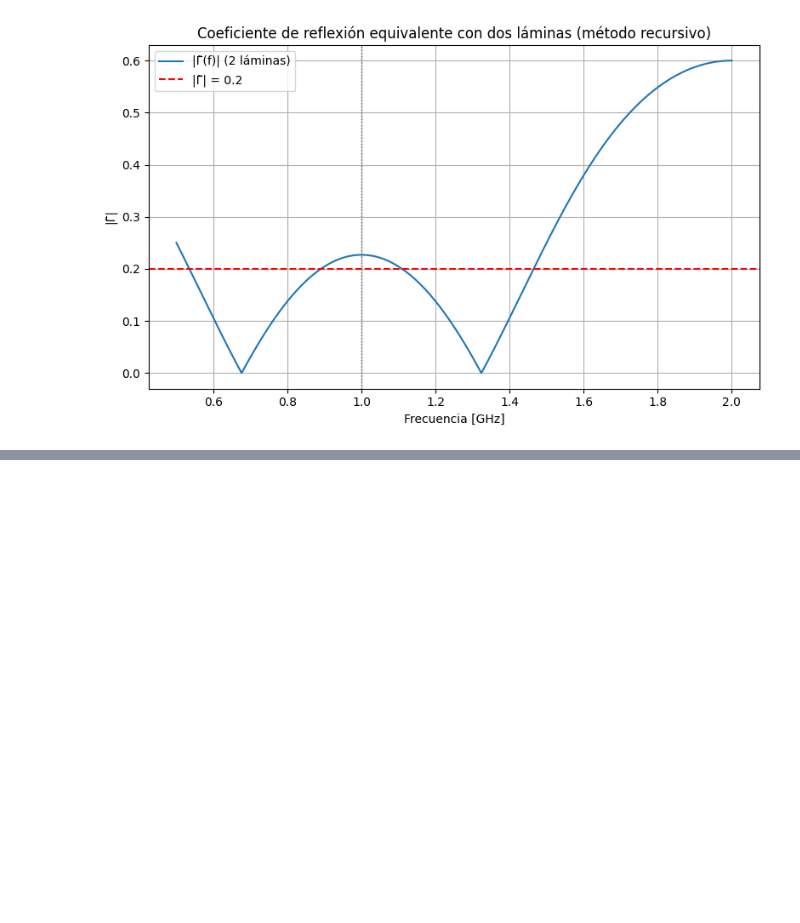
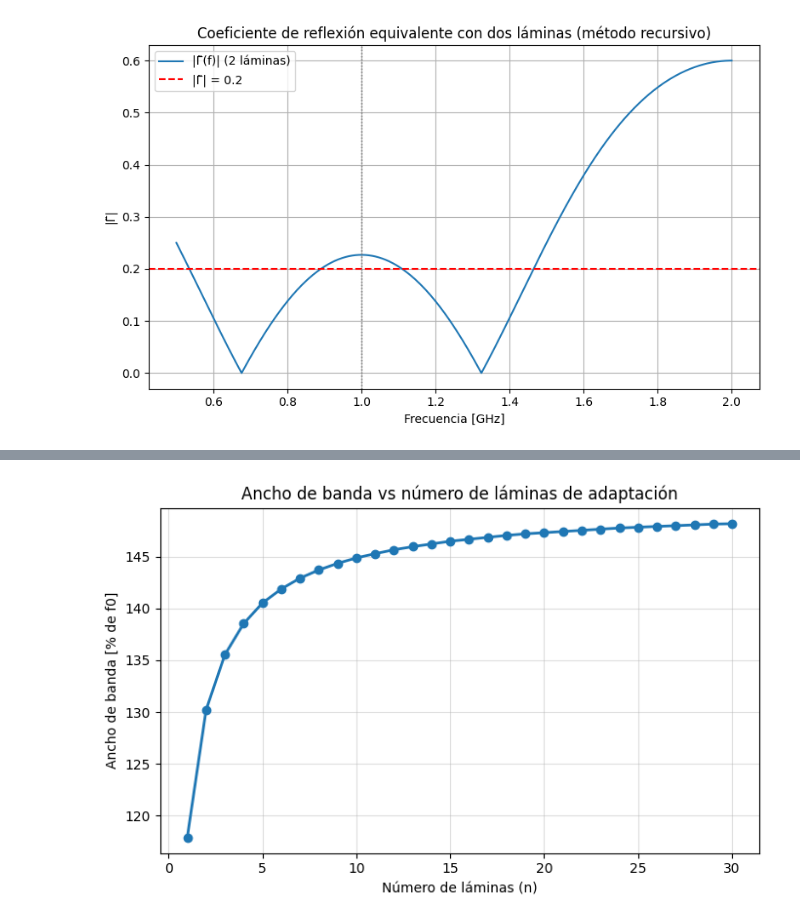
Before and after one commit to Agusss0306/ObligatorioEMWaves, a Jupyter notebook: main.ipynb, the cells around one changed output, grey strips where cells are left out. Cells and saved outputs as stored; diff of their text form; code cells hidden in the pictures; blank space fills up the shorter version.

```diff
--- a/main.ipynb
+++ b/main.ipynb
@@ -172,0 +176,63 @@ Ancho de banda |Γ| < 0.2:
+# %%
+umbral_gamma = 0.2
+
+def multilamina_ROE(n, f, f0, eta1, eta2):
+    """
+    Calcula ROE(f) y |Gamma|(f) para n láminas de adaptación entre dos medios.
+    Cada lámina tiene espesor λ/4 a f0 y impedancia intermedia (progresión geométrica).
+    """
+
+    eta_layers = []
+
+    for i in range(1, n + 1):
+        fraccion = i / (n + 1)
+        eta_i = eta1 * (eta2 / eta1) ** fraccion
+        eta_layers.append(eta_i)
+
+    eta_total = [eta1] + eta_layers + [eta2]
+
+    Gamma = np.zeros_like(f, dtype=complex)
+
+    for i, freq in enumerate(f):
+        Zin = eta_total[-1]
+        for et in reversed(eta_total[:-1]):
+            beta_d = (np.pi/2) * (freq / f0)
+            Zin = et * (Zin + 1j*et*np.tan(beta_d)) / (et + 1j*Zin*np.tan(beta_d))
+        Gamma[i] = (Zin - eta1) / (Zin + eta1)
+
+    ROE = (1 + np.abs(Gamma)) / (1 - np.abs(Gamma))
+    return ROE, Gamma
+
+
+n_values = [1, 2, 3, 4, 5, 6, 7, 8, 9, 10, 11, 12, 13, 14, 15, 16, 17, 18, 19, 20, 21, 22, 23, 24, 25, 26, 27, 28, 29, 30]
+BW_pct_list = []
+
+for n in n_values:
+    ROE, Gamma = multilamina_ROE(n, f, f0, eta1, eta2)
+
+    mask = np.abs(Gamma) < umbral_gamma
+    idx = np.where(mask)[0]
+
+    splits = np.where(np.diff(idx) > 1)[0] + 1
+    tramos = np.split(idx, splits)
+
+    tramo_ok = min(tramos, key=lambda t: abs(f[t].mean() - f0))
+    f1, f2 = f[tramo_ok][0], f[tramo_ok][-1]
+
+    BW_abs = f2 - f1
+    BW_pct = (BW_abs / f0) * 100
+    BW_pct_list.append(BW_pct)
+
+    print(f"n = {n}:  f1 = {f1/1e9:.3f} GHz,  f2 = {f2/1e9:.3f} GHz,  "
+          f"BW = {BW_abs/1e6:.1f} MHz  ({BW_pct:.2f}% de f0)")
+
+# Gráfica de ancho de banda vs número de láminas
+plt.figure(figsize=(7,4.5))
+plt.plot(n_values, BW_pct_list, marker='o', linewidth=2)
+plt.title('Ancho de banda vs número de láminas de adaptación')
+plt.xlabel('Número de láminas (n)')
+plt.ylabel('Ancho de banda [% de f0]')
+plt.grid(True, alpha=0.4)
+plt.tight_layout()
+plt.show()
+# %% [output]
@@ -172,0 +256 @@ Ancho de banda |Γ| < 0.2:
+[figure, added]
```
Also changed, not shown: parts of 2 cells of this notebook.
